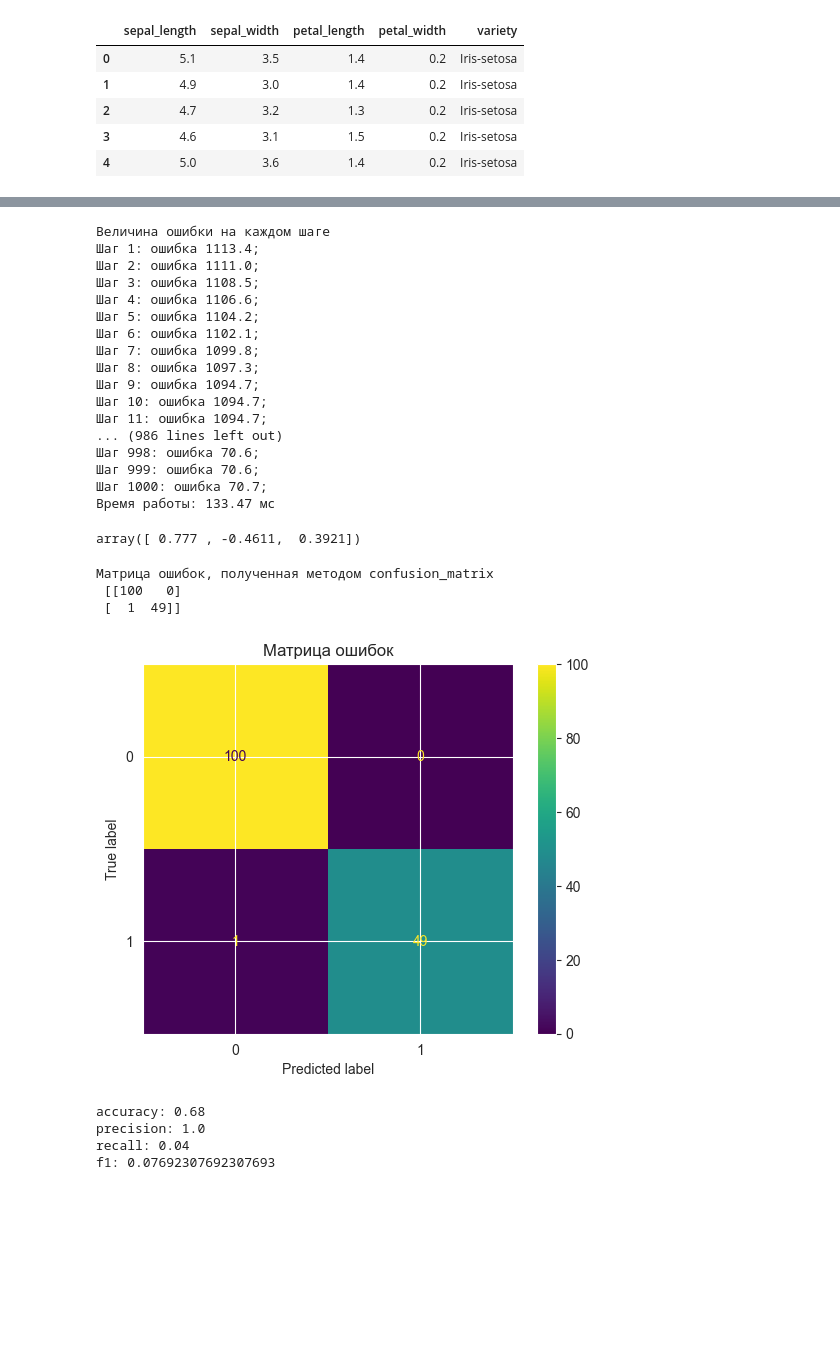
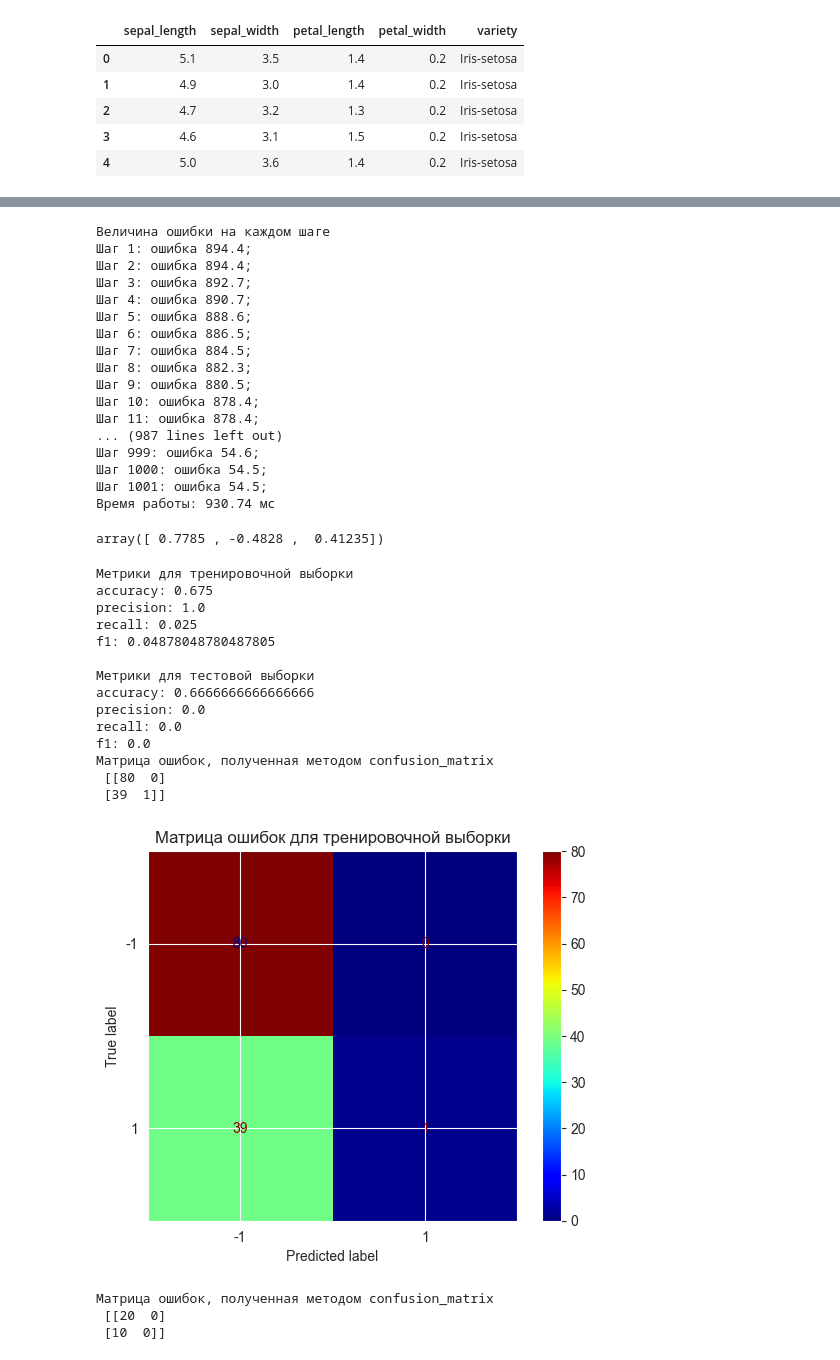
Before and after one commit to J0hnLenin/MachineLearningLabs, a Jupyter notebook: Lab06.ipynb, the cells around one changed output, grey strips where cells are left out. Saved outputs shown, nothing was run; the diff lists cells and outputs as text; code cells hidden in the pictures; blank space fills up the shorter version.

```diff
--- a/Lab06.ipynb
+++ b/Lab06.ipynb
@@ -209,23 +239,22 @@ plot_confusion_matrix(y_pred)
 # %%
-svmmb = SupportVectorMachine(X, y, logging=True, h=0.0005, min_iterations=1000, strategy='mini-batch') #специально переобучились)
+svm_mini_batch = SupportVectorMachine(X_train, y_train, logging=True, h=0.0005, min_iterations=1000, strategy='mini-batch')
+svm_mini_batch.fit()
+# %% [output]
+Величина ошибки на каждом шаге
+Шаг 1: ошибка 894.4;
+Шаг 2: ошибка 894.4;
+Шаг 3: ошибка 892.7;
+Шаг 4: ошибка 890.7;
+Шаг 5: ошибка 888.6;
+Шаг 6: ошибка 886.5;
+Шаг 7: ошибка 884.5;
+Шаг 8: ошибка 882.3;
+Шаг 9: ошибка 880.5;
+Шаг 10: ошибка 878.4;
+Шаг 11: ошибка 878.4;
+... (987 lines left out)
+Шаг 999: ошибка 54.6;
+Шаг 1000: ошибка 54.5;
+Шаг 1001: ошибка 54.5;
+Время работы: 930.74 мс
+array([ 0.7785 , -0.4828 ,  0.41235])
-# %%
-svmmb.fit()
-# %% [output]
-Величина ошибки на каждом шаге
-Шаг 1: ошибка 1113.4;
-Шаг 2: ошибка 1111.0;
-Шаг 3: ошибка 1108.5;
-Шаг 4: ошибка 1106.6;
-Шаг 5: ошибка 1104.2;
-Шаг 6: ошибка 1102.1;
-Шаг 7: ошибка 1099.8;
-Шаг 8: ошибка 1097.3;
-Шаг 9: ошибка 1094.7;
-Шаг 10: ошибка 1094.7;
-Шаг 11: ошибка 1094.7;
-... (986 lines left out)
-Шаг 998: ошибка 70.6;
-Шаг 999: ошибка 70.6;
-Шаг 1000: ошибка 70.7;
-Время работы: 133.47 мс
-array([ 0.777 , -0.4611,  0.3921])
@@ -234,14 +261,22 @@ y_pred = svmmb.predict(X)
-# %%
-plot_confusion_matrix(y_pred)
-# %% [output]
-Матрица ошибок, полученная методом confusion_matrix
- [[100   0]
- [  1  49]]
-[figure, removed]
-# %%
-calc_metrics(y_pred)
-# %% [output]
-accuracy: 0.68
-precision: 1.0
-recall: 0.04
-f1: 0.07692307692307693
+# %%
+cnt = Counter(X_train, X_test, y_train, y_test, svm_mini_batch)
+cnt.try_model()
+# %% [output]
+Метрики для тренировочной выборки
+accuracy: 0.675
+precision: 1.0
+recall: 0.025
+f1: 0.04878048780487805
+
+Метрики для тестовой выборки
+accuracy: 0.6666666666666666
+precision: 0.0
+recall: 0.0
+f1: 0.0
+Матрица ошибок, полученная методом confusion_matrix
+ [[80  0]
+ [39  1]]
+[figure, added]
+Матрица ошибок, полученная методом confusion_matrix
+ [[20  0]
+ [10  0]]
```
Also changed, not shown: parts of 13 cells of this notebook.
